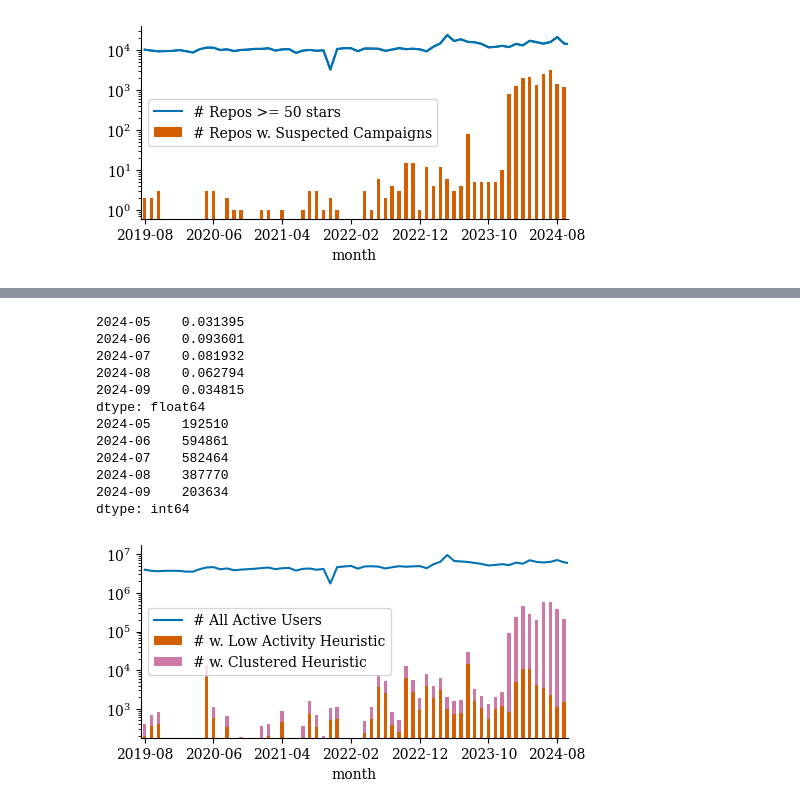
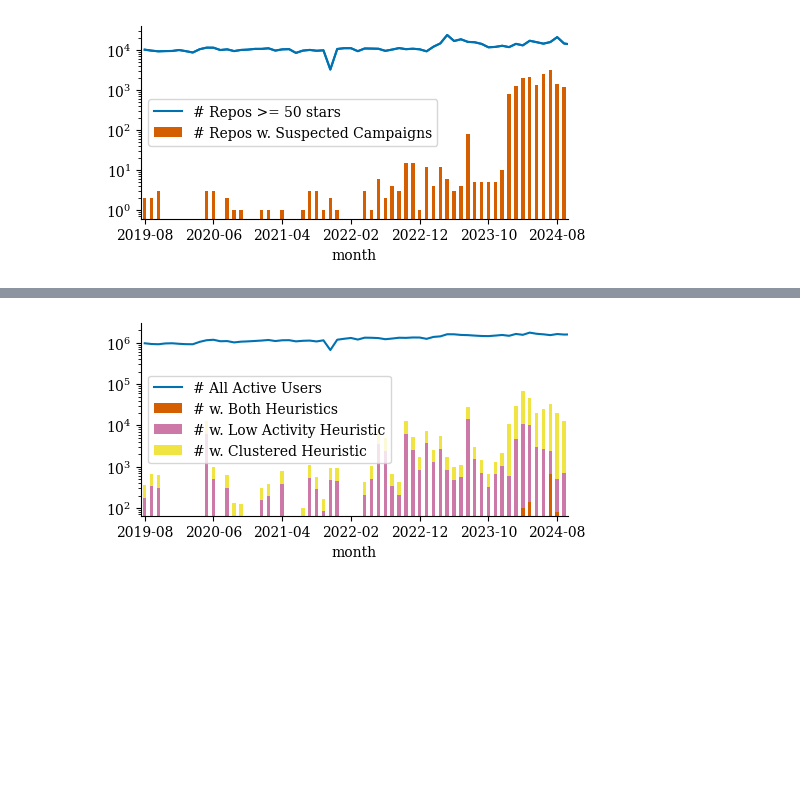
Before and after one commit to hehao98/StarScout, a Jupyter notebook: rq1-prevalence.ipynb, the cells around one changed output, grey strips where cells are left out. Cells and saved outputs as stored; diff of their text form; code cells hidden in the pictures; blank space fills up the shorter version.

```diff
--- a/rq1-prevalence.ipynb
+++ b/rq1-prevalence.ipynb
@@ -129,58 +201,28 @@ month
 # %%
-ts_users = (
-    pd.read_csv("data/all_github_users_by_month.csv")
-    .set_index("month")["n_active_users"]
-    .sort_index()
-)
-ts_fake_users = pd.DataFrame(
-    {
-        "month": ts_users_low_activity.index,
-        "low_activity": ts_users_low_activity,
-        "clustered": ts_users_clustered,
-        "total": ts_users_low_activity + ts_users_clustered,
-    }
-)
-
-percentage = (ts_users_low_activity + ts_users_clustered) / ts_users
-print(percentage.tail())
-print((ts_users_low_activity + ts_users_clustered).tail())
-
 fig, ax = plt.subplots(1, 1, figsize=(W, H))
 ts_fake_users.plot(
-    x="month",
-    y=["low_activity", "total"],
+    y=["both", "low_activity_actors", "all"],
     kind="bar",
     stacked=True,
     ax=ax,
-    color=["C2", "C3"],
+    color=["C2", "C3", "C4"],
 )
 ts_users.plot(kind="line", ax=ax, color="C0")
 ax.set_yscale("log")
 ax.set_xticks(range(0, len(ts_fake_users), 10))
 ax.set_xticklabels(ts_fake_users.index[::10])
 ax.legend(
     labels=[
         "# All Active Users",
+        "# w. Both Heuristics",
         "# w. Low Activity Heuristic",
         "# w. Clustered Heuristic",
     ]
 )
 plot.remove_spines(ax)
-fig.savefig("plots/ts_users.pdf", bbox_inches="tight")
+fig.savefig("plots/ts_users_detailed.pdf", bbox_inches="tight")
 # %% [output]
-2024-05    0.031395
-2024-06    0.093601
-2024-07    0.081932
-2024-08    0.062794
-2024-09    0.034815
-dtype: float64
-2024-05    192510
-2024-06    594861
-2024-07    582464
-2024-08    387770
-2024-09    203634
-dtype: int64
-[figure, old version]
+[figure, new version]
 # %%
 ts_fake_users
 # %% [output]
```
Also changed, not shown: parts of 5 cells of this notebook, 7 other files.
